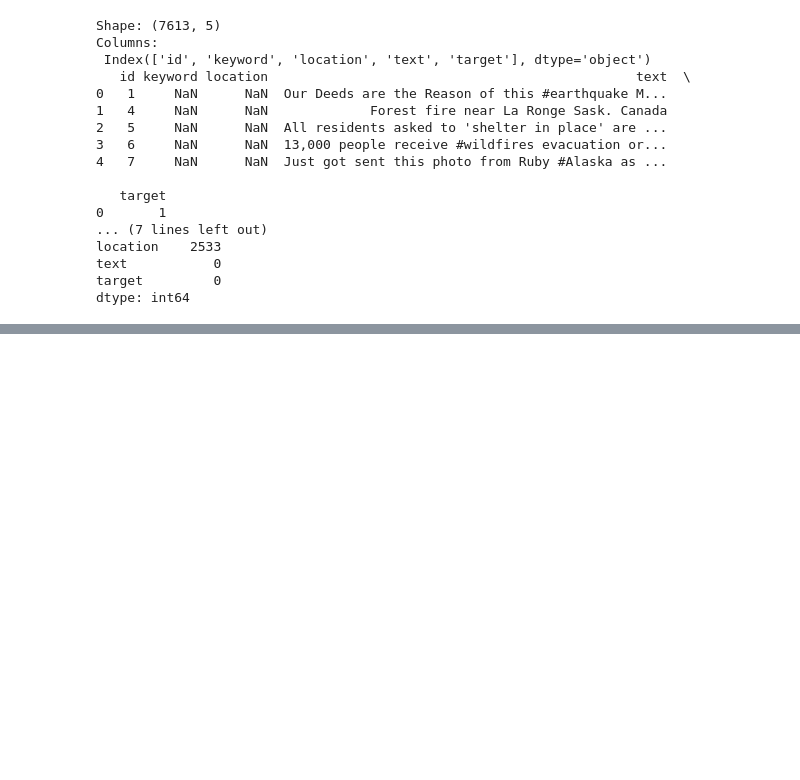
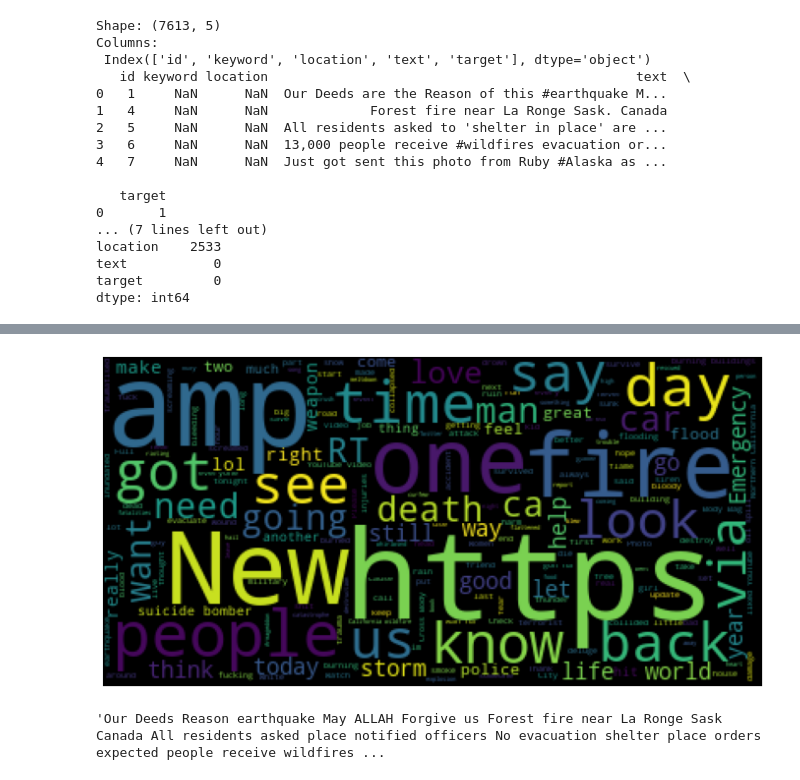
Before and after one commit to nviktorys/NLP0, a Jupyter notebook: 01_DataPreparation.ipynb, the cells around one changed output, grey strips where cells are left out. Cells and saved outputs as stored; diff of their text form; code cells hidden in the pictures; blank space fills up the shorter version.

```diff
--- a/01_DataPreparation.ipynb
+++ b/01_DataPreparation.ipynb
@@ -80,0 +167,13 @@ print(word_tokenize(data.text))
+# %%
+# Cloud of words
+wordcloud = WordCloud().generate(" ".join(words_stp.words))
+plt.figure(figsize=(12,12))
+plt.imshow(wordcloud)
+plt.axis("off")
+plt.show()
+# %% [output]
+[figure, added]
+# %%
+" ".join(words_stp.words)
+# %% [output]
+'Our Deeds Reason earthquake May ALLAH Forgive us Forest fire near La Ronge Sask Canada All residents asked place notified officers No evacuation shelter place orders expected people receive wildfires ...
```
Also changed, not shown: parts of 18 cells of this notebook, 1 other file.
